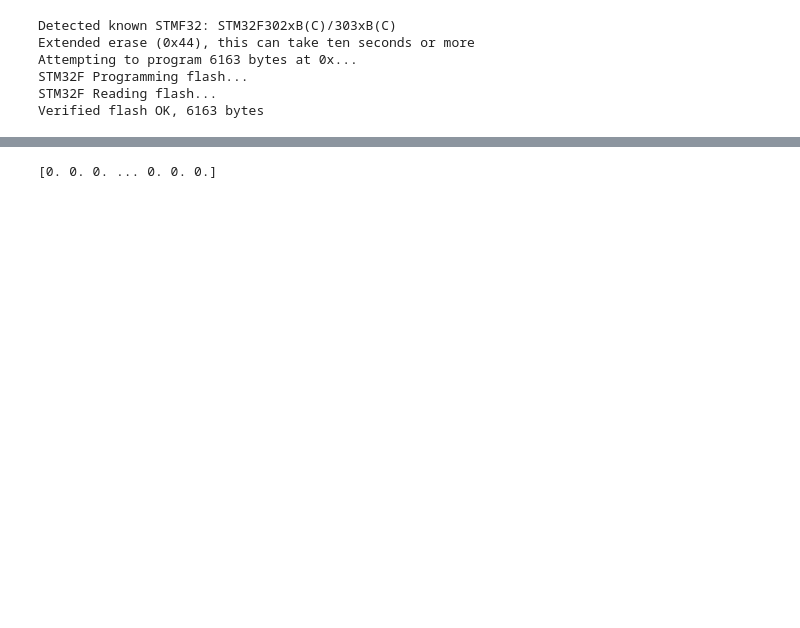
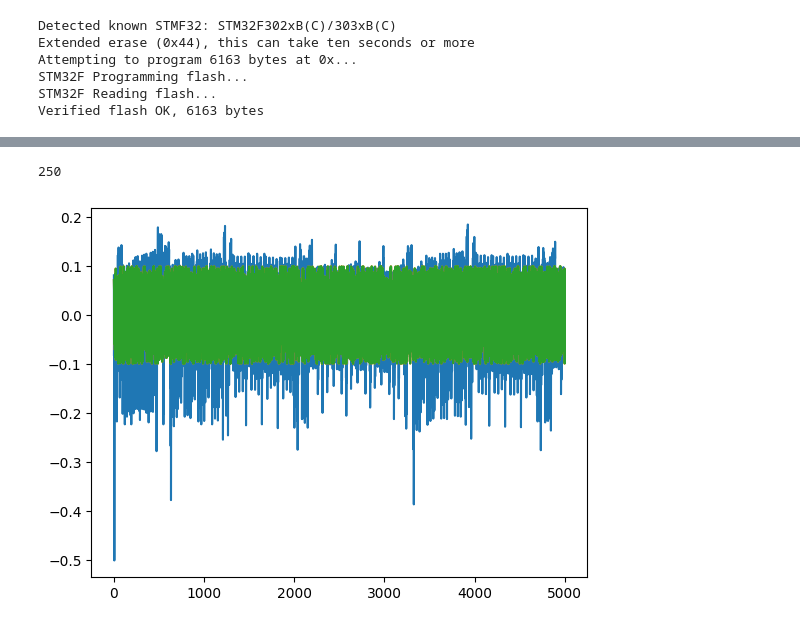
Before and after one commit to AtomiCatalyst/SCApeGoat, a Jupyter notebook: Picoscope_testing.ipynb, the cells around one changed output, grey strips where cells are left out. Cells and saved outputs as stored; diff of their text form; code cells hidden in the pictures; blank space fills up the shorter version.

Commit message:
Picoscope triggering, failing dpa

```diff
--- a/Picoscope_testing.ipynb
+++ b/Picoscope_testing.ipynb
@@ -57,13 +75,14 @@ status = {}
 enabled = 1
 disabled = 0
 analogue_offset = 0.0
+nextSample = 0
+wasCalledBack = False
+maxPreTriggerSamples = 0
 channel_rangeA = ps.PS2000A_RANGE['PS2000A_50MV']
 channel_rangeB = ps.PS2000A_RANGE['PS2000A_2V']
 
 # Size of capture
-sizeOfOneBuffer = 500
-numBuffersToCapture = 10
-totalSamples = sizeOfOneBuffer * numBuffersToCapture
+totalSamples = 5000
 
 status["openunit"] = ps.ps2000aOpenUnit(ctypes.byref(chandle), None)
 assert_pico_ok(status["openunit"])
@@ -137,12 +150,9 @@ wasCalledBack = False
 # %%
 def streaming_callback(handle, noOfSamples, startIndex, overflow, triggerAt, triggered, autoStop, param):
-    global nextSample, autoStopOuter, wasCalledBack
+    global pico_array, autoStopOuter
     if triggered:
-        wasCalledBack = True
-        destEnd = nextSample + noOfSamples
-        sourceEnd = startIndex + noOfSamples
-        bufferCompleteA[nextSample:destEnd] = bufferAMax[startIndex:sourceEnd]
-        nextSample += noOfSamples
+        pico_array.append(bufferCompleteA)
+        autoStopOuter = False
 
 
 # Convert the python function into a C function pointer.
@@ -169,11 +179,9 @@ print(key)
 
 #######################BEGIN PICOSCOPE
 # Begin streaming mode:
-sampleInterval = ctypes.c_int32(250)
+sampleInterval = ctypes.c_int32(100)
 sampleUnits = ps.PS2000A_TIME_UNITS['PS2000A_US']
-# We are not triggering:
-maxPreTriggerSamples = 0
-autoStopOn = 1
+autoStopOn = 0
 # No downsampling:
 downsampleRatio = 1
 
@@ -183,34 +191,30 @@ actualSampleIntervalNs = actualSampleInterval * 1000
 
 print("Capturing at sample interval %s ns" % actualSampleIntervalNs)
 
-N = 10
+N = 250
 for i in tnrange(N, desc='Capturing traces'):
+    autoStopOuter = True
     scope.arm()
     pico_arm(chandle)
-    status["getStreamingLastestValues"] = ps.ps2000aGetStreamingLatestValues(chandle, cFuncPtr, None)
-    target.simpleserial_write('p', text)
+    while autoStopOuter == True:
+        target.simpleserial_write('p', text)
+        status["getStreamingLastestValues"] = ps.ps2000aGetStreamingLatestValues(chandle, cFuncPtr, None)
+        time.sleep(0.01)
     ret = scope.capture()
     if ret:
         print("Target timed out!")
         continue
 
     response = target.simpleserial_read('r', 16)
-
-
     trace_array.append(scope.get_last_trace())
     textin_array.append(text)
-    pico_array.append(bufferCompleteA)
+
     # Stop the scope
     # handle = chandle
     status["stop"] = ps.ps2000aStop(chandle)
     assert_pico_ok(status["stop"])
     key, text = ktp.next()
     #time.sleep(0.01)
-        # If we weren't called back by the driver, this means no data is ready. Sleep for a short while before trying
-        # again.
-
-
-
 
 numtraces = np.shape(trace_array)[0] #total number of traces
 numpoints = np.shape(trace_array)[1] #samples per trace
@@ -245,13 +276,16 @@ Capturing at sample interval 250000 ns
 # %%
 mv_array = adc2mV(pico_array, channel_rangeA, maxADC)
 # %%
-print(mv_array[0])
+print(len(pico_array))
 # %% [output]
-[0. 0. 0. ... 0. 0. 0.]
+250
 # %%
 plt.plot(trace_array[1])
-#plt.plot(mv_array[1])
+plt.plot(mv_array[1] / 10)
+plt.plot(mv_array[2] / 10)
 plt.show()
+# %% [output]
+[figure, added]
 # %%
 def calculate_diffs(guess, byteindex=0, bitnum=0):
     """Perform a simple DPA on two traces, uses global `textin_array` and `trace_array` """
```
Also changed, not shown: parts of 7 cells of this notebook, 2 other files.
